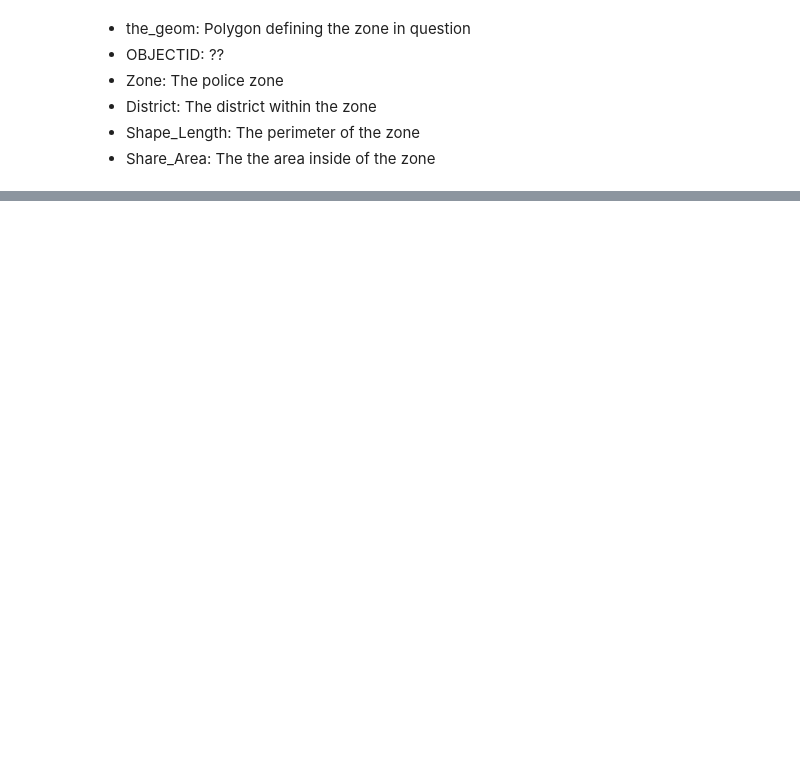
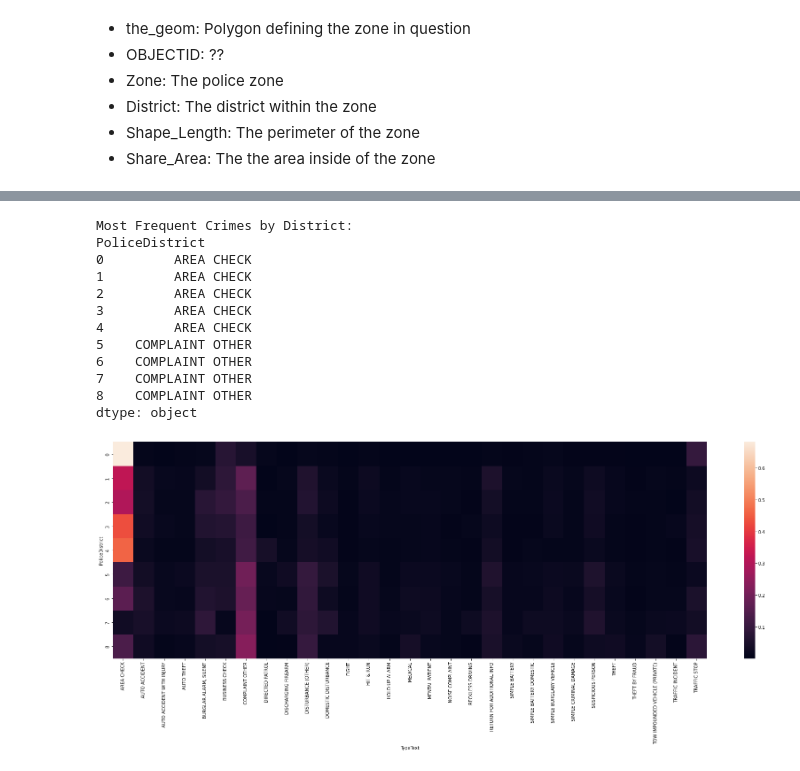
Before and after one commit to M-Sender/ServiceLearning, a Jupyter notebook: code/analysis.ipynb, the cells around one changed output, grey strips where cells are left out. Cells and saved outputs as stored; diff of their text form; code cells hidden in the pictures; blank space fills up the shorter version.

Commit message:
heatmaps and stats/start of 1st answered

```diff
--- a/code/analysis.ipynb
+++ b/code/analysis.ipynb
@@ -100,0 +131,43 @@ for group in mean_by_zone:
+# %%
+#using df_Calls, find the most common crimes for each police district
+#here lets make tables and stuff by grouping by zones, type of incidents, and other things that answer our question
+#we should be good after this and then in our plan we can say we will be making a map of the data we find and then graphs and such of data stuff than cant be mapped
+
+#Get 30 most frequent crimes
+new_df = df_Calls.TypeText.value_counts()
+top_Call_df = df_Calls[df_Calls.TypeText.isin(new_df[0:29].index)]
+
+
+
+type_by_district = top_Call_df[['PoliceDistrict','TypeText']].pivot_table(index=['PoliceDistrict'],columns=['TypeText'],aggfunc=np.count_nonzero)
+type_by_zipcode = top_Call_df[['Zip','TypeText']].pivot_table(index=['Zip'],columns=['TypeText'],aggfunc=np.count_nonzero)
+#'''df_Calls_crossTab = pd.crosstab(df_Calls['PoliceDistrict'],df_Calls['TypeText'])
+#display((df_Calls_crossTab.T / df_Calls_crossTab.T.sum()).T.plot(kind='bar',stacked=True, legend=False))
+#type_by_district.plot(kind='bar', stacked=True, legend=False) #need to convert to marginal distribution for comparison'''
+
+type_by_district.T[0].max()
+df_Calls_marg_district = type_by_district.T / type_by_district.T.sum()
+df_Calls_marg_zip = type_by_zipcode.T / type_by_zipcode.T.sum()
+pop_district = type_by_district.T.idxmax()
+pop_zip = type_by_zipcode.T.idxmax()
+type_by_district_with_freq =  pd.merge(type_by_district, pop_district.rename('Most Frequent'), 'outer',on='PoliceDistrict')
+type_by_zipcode_with_freq = pd.merge(type_by_zipcode, pop_zip.rename('Most Frequent'), 'outer',on='Zip')
+# %%
+ax = plt.subplots(figsize=(30,9))
+print("Most Frequent Crimes by District:")
+print(pop_district)
+heat_map_districts_marginal = sns.heatmap(df_Calls_marg_district.T)
+# %% [output]
+Most Frequent Crimes by District:
+PoliceDistrict
+0         AREA CHECK
+1         AREA CHECK
+2         AREA CHECK
+3         AREA CHECK
+4         AREA CHECK
+5    COMPLAINT OTHER
+6    COMPLAINT OTHER
+7    COMPLAINT OTHER
+8    COMPLAINT OTHER
+dtype: object
+[figure, added]
```
Also changed, not shown: parts of 8 cells of this notebook.
